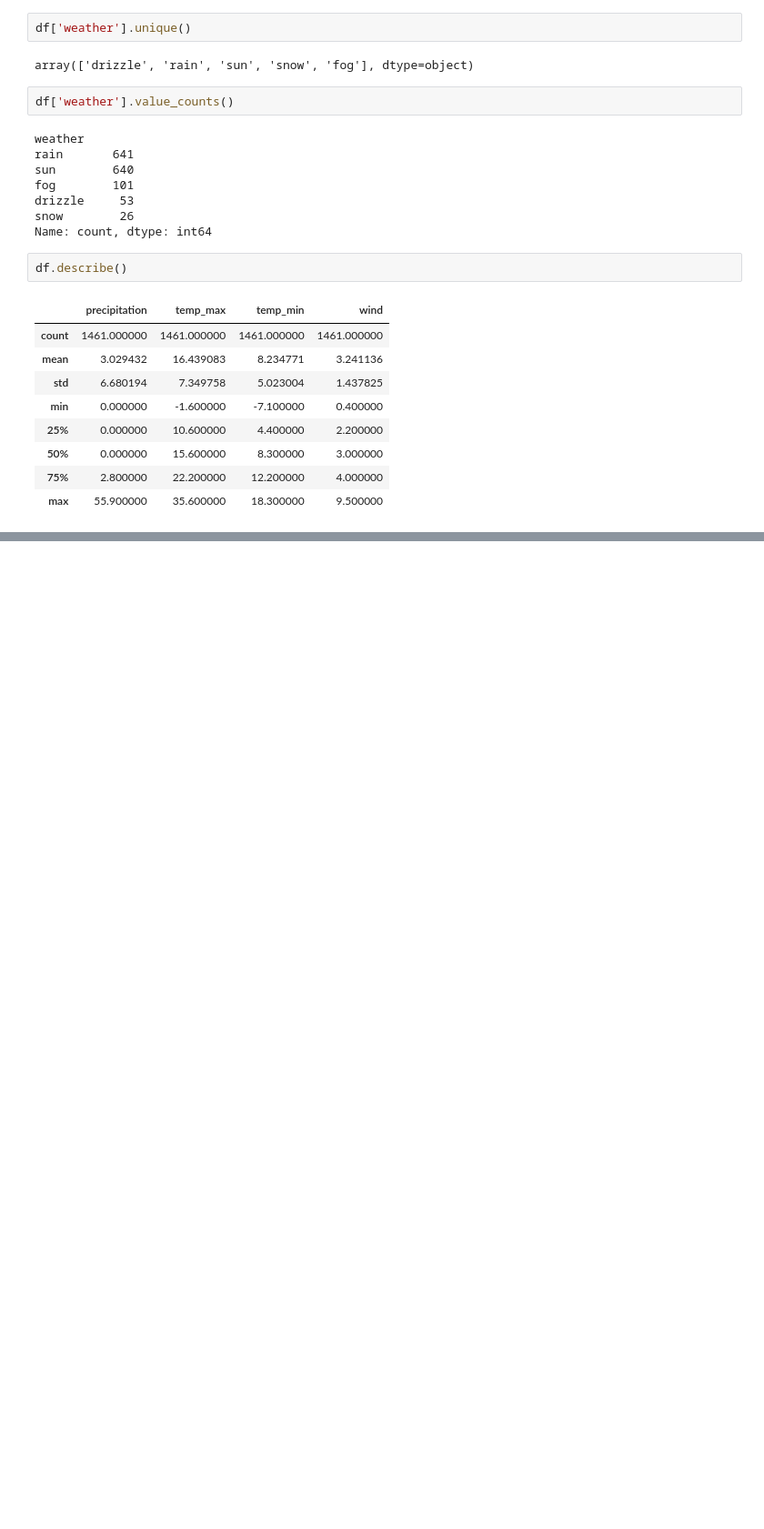
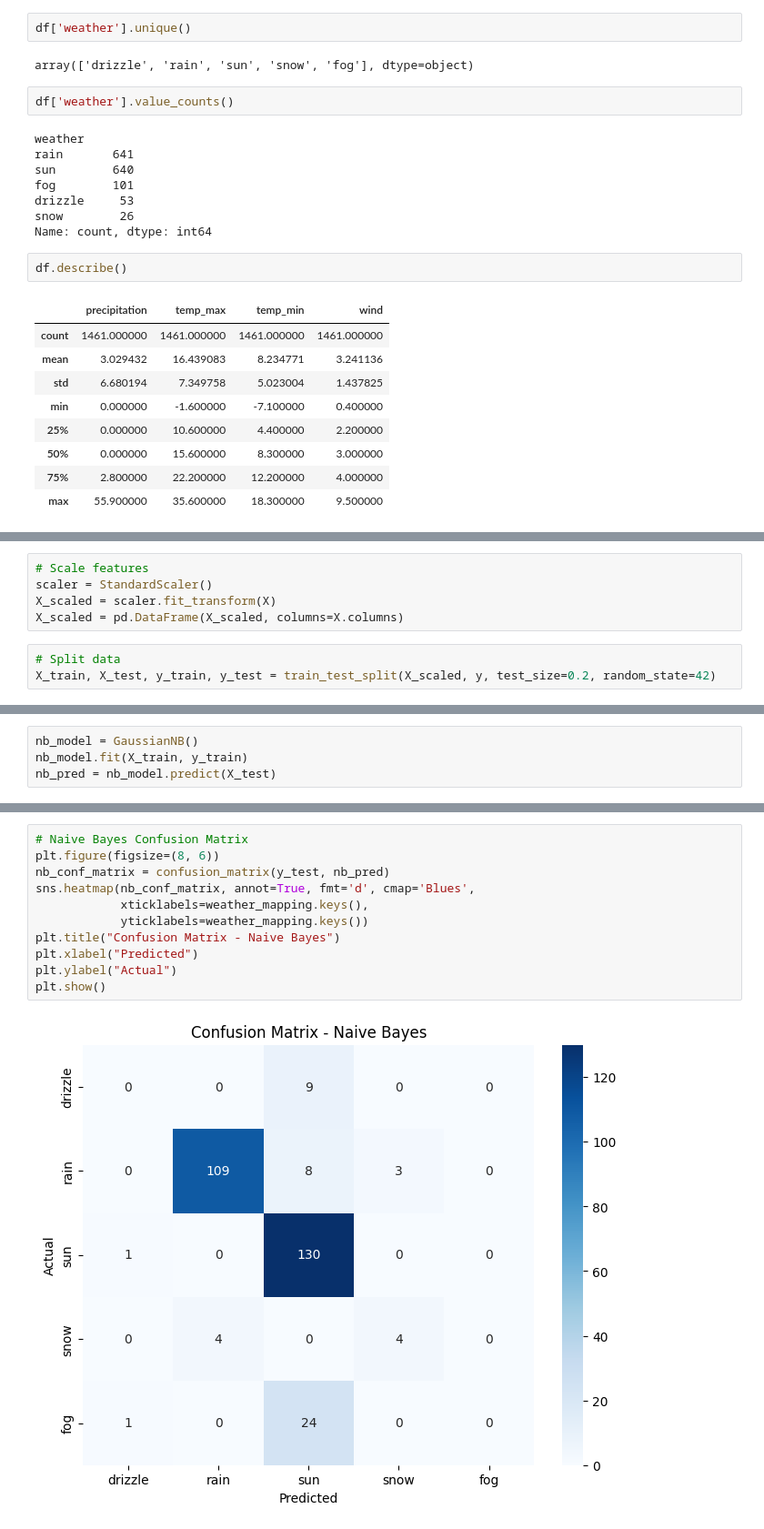
Before and after one commit to csm34/Seattle-Weather-ML-Algorithms, a Jupyter notebook: wheather.ipynb, the cells around one changed output, grey strips where cells are left out. Shown: that part at 91% size. Saved outputs shown, nothing was run; the diff lists cells and outputs as text; blank space fills up the shorter version.

```diff
--- a/wheather.ipynb
+++ b/wheather.ipynb
@@ -281,0 +103,8 @@ plt.show()
+# %%
+# Scale features
+scaler = StandardScaler()
+X_scaled = scaler.fit_transform(X)
+X_scaled = pd.DataFrame(X_scaled, columns=X.columns)
+# %%
+# Split data
+X_train, X_test, y_train, y_test = train_test_split(X_scaled, y, test_size=0.2, random_state=42)
@@ -281,0 +113,4 @@ plt.show()
+# %%
+nb_model = GaussianNB()
+nb_model.fit(X_train, y_train)
+nb_pred = nb_model.predict(X_test)
@@ -281,0 +137,13 @@ plt.show()
+# %%
+# Naive Bayes Confusion Matrix
+plt.figure(figsize=(8, 6))
+nb_conf_matrix = confusion_matrix(y_test, nb_pred)
+sns.heatmap(nb_conf_matrix, annot=True, fmt='d', cmap='Blues',
+            xticklabels=weather_mapping.keys(),
+            yticklabels=weather_mapping.keys())
+plt.title("Confusion Matrix - Naive Bayes")
+plt.xlabel("Predicted")
+plt.ylabel("Actual")
+plt.show()
+# %% [output]
+[figure, added]
```
Also changed, not shown: parts of 64 cells of this notebook.
